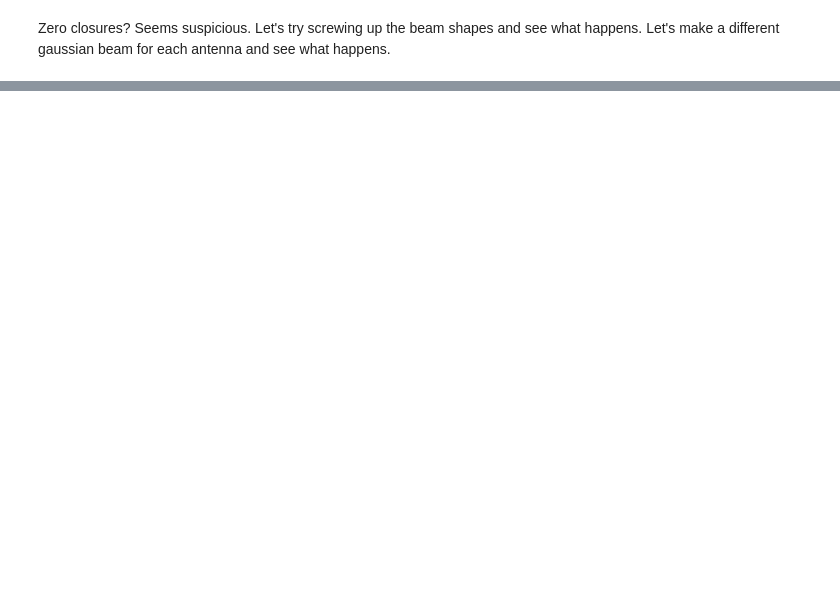
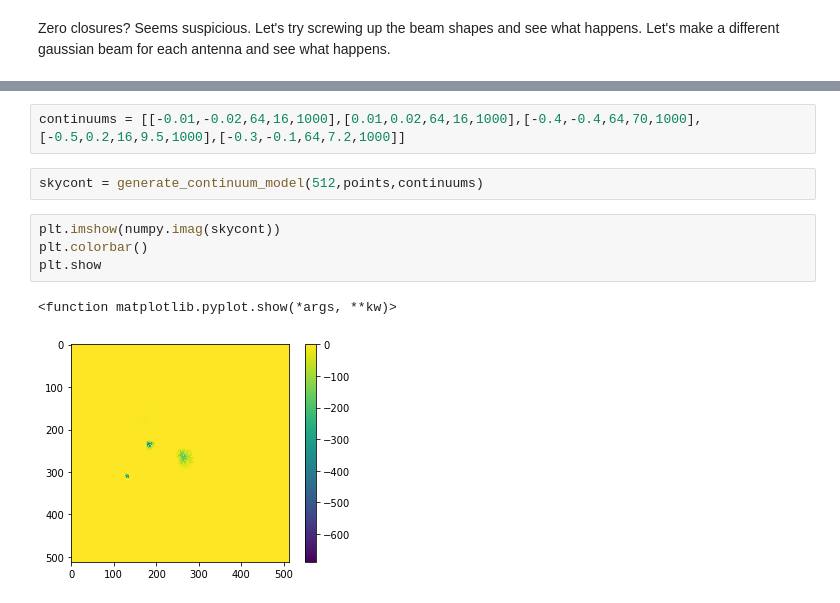
Before and after one commit to HERA-Team/ClosurePS, a Jupyter notebook: simulation/closureredundancy.ipynb, the cells around one changed output, grey strips where cells are left out. Saved outputs shown, nothing was run; the diff lists cells and outputs as text; blank space fills up the shorter version.

```diff
--- a/simulation/closureredundancy.ipynb
+++ b/simulation/closureredundancy.ipynb
@@ -510,0 +531,11 @@ Why different beam shapes doesn't break closure is very difficult for me to get
+# %%
+continuums = [[-0.01,-0.02,64,16,1000],[0.01,0.02,64,16,1000],[-0.4,-0.4,64,70,1000],[-0.5,0.2,16,9.5,1000],[-0.3,-0.1,64,7.2,1000]]
+# %%
+skycont = generate_continuum_model(512,points,continuums)
+# %%
+plt.imshow(numpy.imag(skycont))
+plt.colorbar()
+plt.show
+# %% [output]
+<function matplotlib.pyplot.show(*args, **kw)>
+[figure, added]
```
Also changed, not shown: parts of 40 cells of this notebook.
